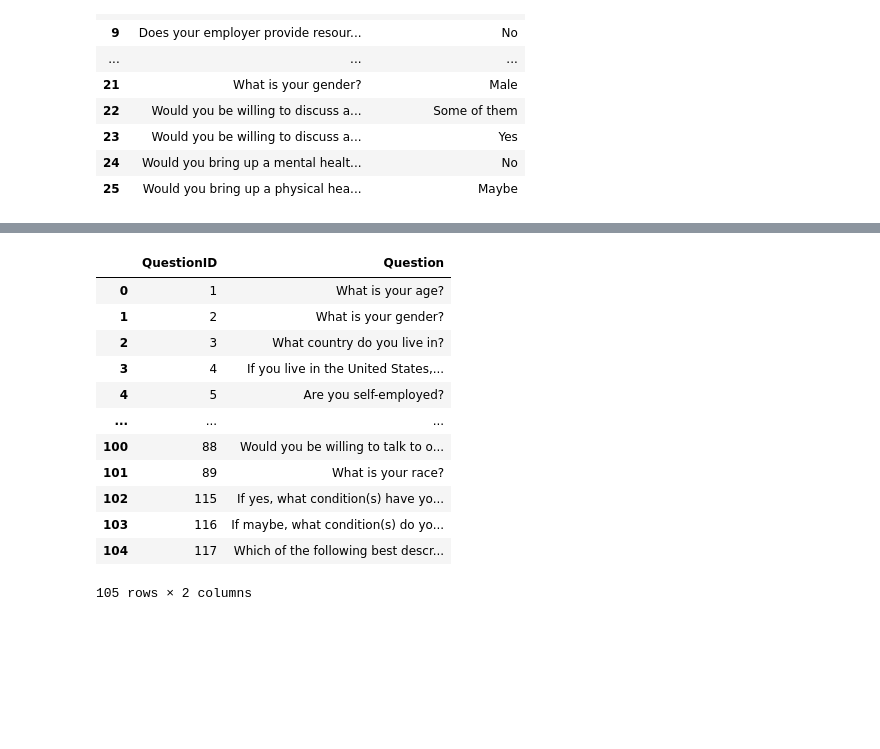
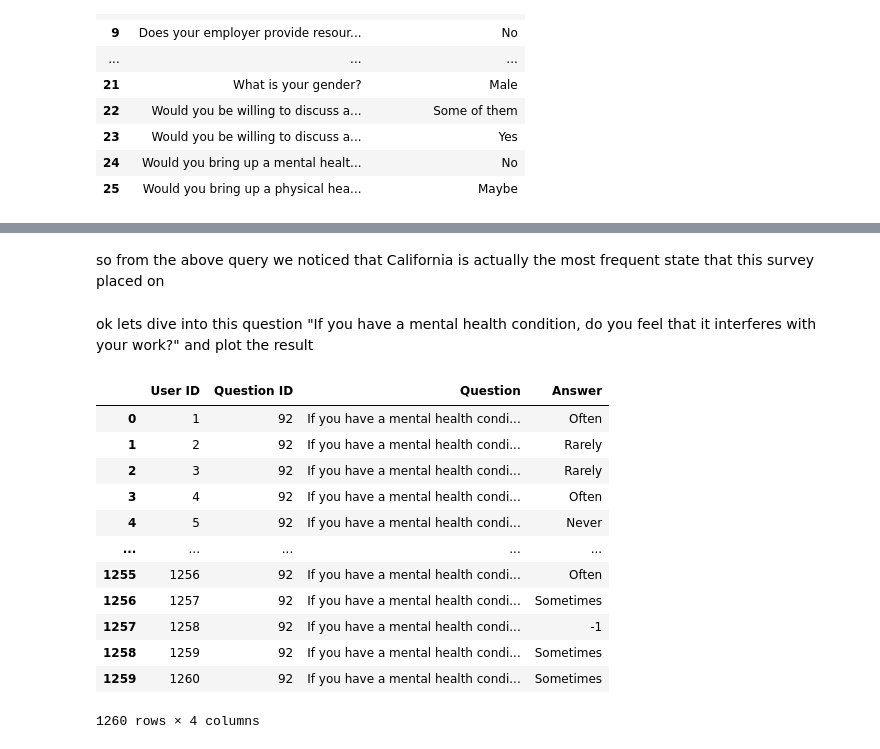
Before and after one commit to Noorpr/SQL_DataAnalysis_Project, a Jupyter notebook: SQL-project.ipynb, the cells around one changed output, grey strips where cells are left out. Drawn from its saved outputs; the diff is of its cells as text; code cells hidden in the pictures; blank space fills up the shorter version.

```diff
--- a/SQL-project.ipynb
+++ b/SQL-project.ipynb
@@ -207,21 +255,28 @@ mode_values.sort_values(by='Question')
+# %% [markdown]
+so from the above query we noticed that California is actually the most frequent state that this survey placed on
+# %% [markdown]
+ok lets dive into this question "If you have a mental health condition, do you feel that it interferes with your work?"
+and plot the result
 # %%
-survey16 = pd.read_sql("""SELECT DISTINCT(a.QuestionID) AS QuestionID,
-                              q.questiontext AS Question
-                    FROM ANSWER a
-                    RIGHT JOIN QUESTION q ON q.questionid = a.QuestionID
-                    """, conn)
-survey16
+query = pd.read_sql("""SELECT a.UserID AS "User ID",
+                              q.questionid AS "Question ID",
+                              q.questiontext AS "Question",
+                              a.AnswerText AS "Answer"
+                       FROM ANSWER a
+                       JOIN QUESTION q ON q.questionid = a.QuestionID
+                       WHERE a.SurveyID = 2014 AND q.questionid = 92""", conn)
+query
 # %% [output]
-|  | QuestionID | Question |
-| 0 | 1 | What is your age? |
-| 1 | 2 | What is your gender? |
-| 2 | 3 | What country do you live in? |
-| 3 | 4 | If you live in the United States,... |
-| 4 | 5 | Are you self-employed? |
-| ... | ... | ... |
-| 100 | 88 | Would you be willing to talk to o... |
-| 101 | 89 | What is your race? |
-| 102 | 115 | If yes, what condition(s) have yo... |
-| 103 | 116 | If maybe, what condition(s) do yo... |
-| 104 | 117 | Which of the following best descr... |
+|  | User ID | Question ID | Question | Answer |
+| 0 | 1 | 92 | If you have a mental health condi... | Often |
+| 1 | 2 | 92 | If you have a mental health condi... | Rarely |
+| 2 | 3 | 92 | If you have a mental health condi... | Rarely |
+| 3 | 4 | 92 | If you have a mental health condi... | Often |
+| 4 | 5 | 92 | If you have a mental health condi... | Never |
+| ... | ... | ... | ... | ... |
+| 1255 | 1256 | 92 | If you have a mental health condi... | Often |
+| 1256 | 1257 | 92 | If you have a mental health condi... | Sometimes |
+| 1257 | 1258 | 92 | If you have a mental health condi... | -1 |
+| 1258 | 1259 | 92 | If you have a mental health condi... | Sometimes |
+| 1259 | 1260 | 92 | If you have a mental health condi... | Sometimes |
-105 rows × 2 columns
+1260 rows × 4 columns
```
Also changed, not shown: parts of 9 cells of this notebook.
